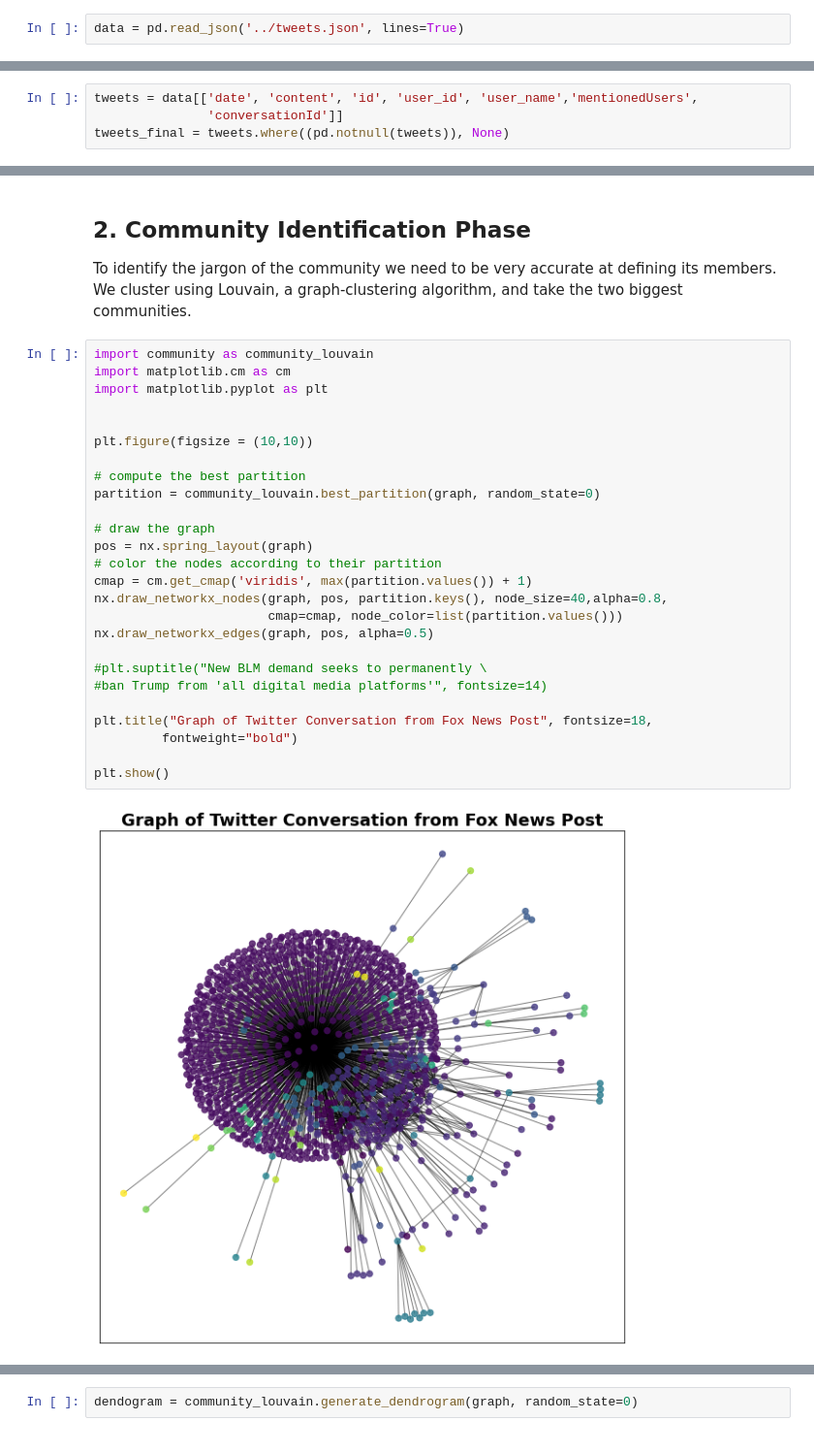
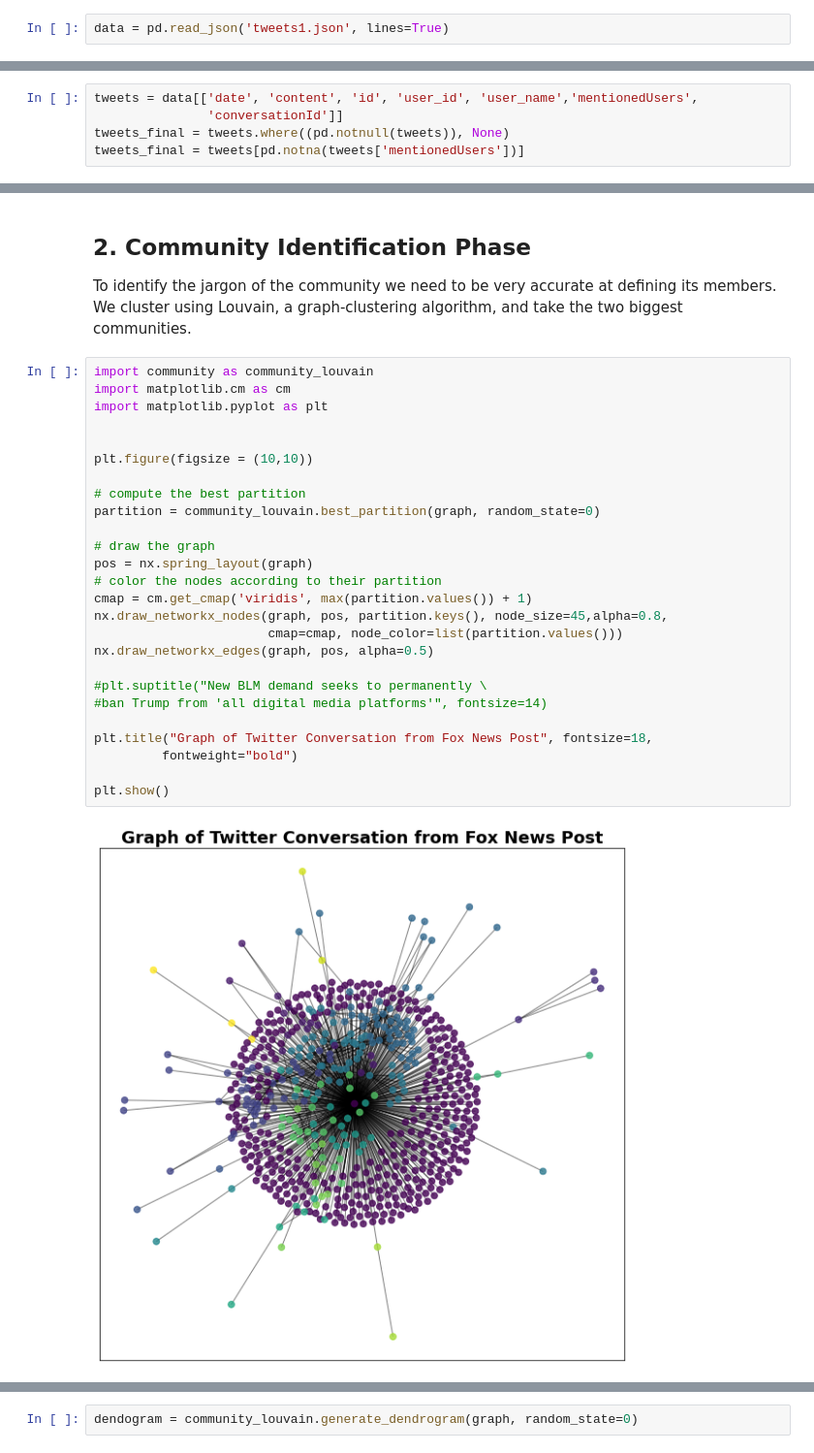
Before and after one commit to advanced-ml-project/project, a Jupyter notebook: Controversy_scores.ipynb, the cells around one changed output, grey strips where cells are left out. Shown: that part at 97% size. Saved outputs shown, nothing was run; the diff lists cells and outputs as text.

```diff
--- a/Controversy_scores.ipynb
+++ b/Controversy_scores.ipynb
@@ -17,7 +17,7 @@ Some code references to make graph objects out of Twitter threads:
 
 * "[Analysis of Twitter](https://github.com/ugis22/analysing_twitter/blob/master/Jupyter%20Notebook%20files/Interaction%20Network.ipynb)" by Eugenia Inzaugarat
 # %%
-data = pd.read_json('../tweets.json', lines=True)
+data = pd.read_json('tweets1.json', lines=True)
 # %%
 user_all =[]
 data['user_id'] = None
@@ -33,6 +38,7 @@ user_all = pd.DataFrame(user_all)
 tweets = data[['date', 'content', 'id', 'user_id', 'user_name','mentionedUsers',
                'conversationId']]
 tweets_final = tweets.where((pd.notnull(tweets)), None)
+tweets_final = tweets[pd.notna(tweets['mentionedUsers'])]
 # %% [markdown]
 ## 1. Graph Building Phase
 # %%
@@ -125,31 +131,31 @@ We cluster using Louvain, a graph-clustering algorithm, and take the two biggest
 # %%
 import community as community_louvain
 import matplotlib.cm as cm
 import matplotlib.pyplot as plt
 
 
 plt.figure(figsize = (10,10))
 
 # compute the best partition
 partition = community_louvain.best_partition(graph, random_state=0)
 
 # draw the graph
 pos = nx.spring_layout(graph)
 # color the nodes according to their partition
 cmap = cm.get_cmap('viridis', max(partition.values()) + 1)
-nx.draw_networkx_nodes(graph, pos, partition.keys(), node_size=40,alpha=0.8,
+nx.draw_networkx_nodes(graph, pos, partition.keys(), node_size=45,alpha=0.8,
                        cmap=cmap, node_color=list(partition.values()))
 nx.draw_networkx_edges(graph, pos, alpha=0.5)
 
 #plt.suptitle("New BLM demand seeks to permanently \
 #ban Trump from 'all digital media platforms'", fontsize=14)
 
 plt.title("Graph of Twitter Conversation from Fox News Post", fontsize=18,
          fontweight="bold")
 
 plt.show()
 # %% [output]
-[figure, old version]
+[figure, new version]
 # %%
 set(partition.values())
 #communities 12, 1
```
Also changed, not shown: parts of 7 cells of this notebook, 3 other files.
